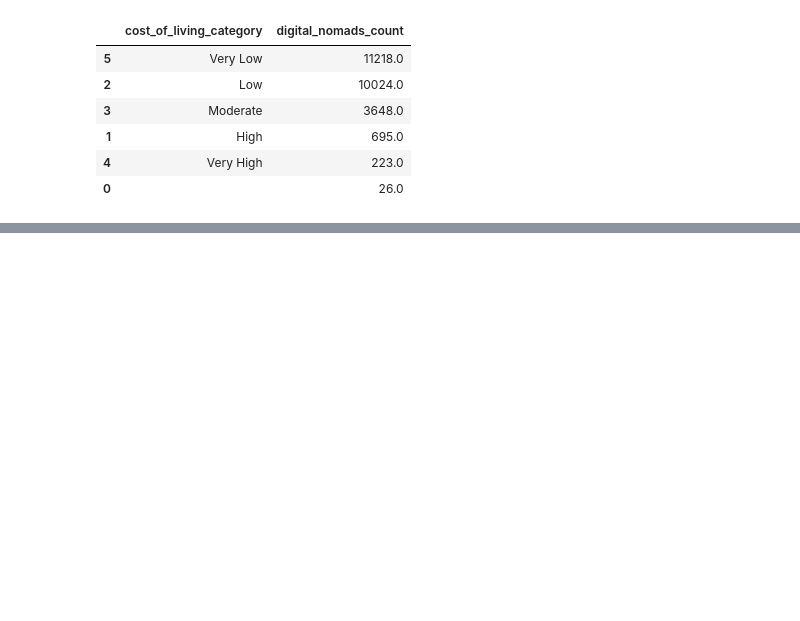
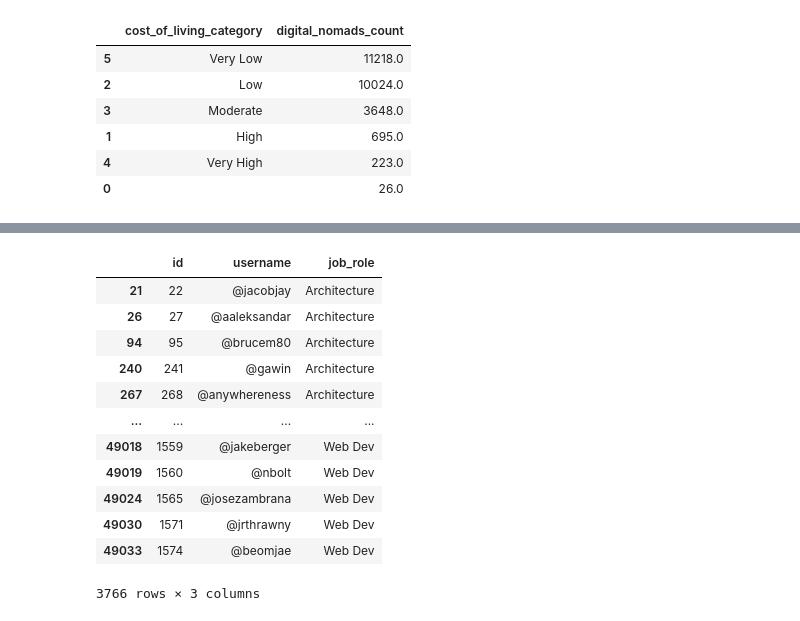
Before and after one commit to PuiKiRebeccaWOO/final_project, a Jupyter notebook: notebooks/nomads_analysis.ipynb, the cells around one changed output, grey strips where cells are left out. Drawn from its saved outputs; the diff is of its cells as text; code cells hidden in the pictures; blank space fills up the shorter version.

```diff
--- a/notebooks/nomads_analysis.ipynb
+++ b/notebooks/nomads_analysis.ipynb
@@ -947,0 +983,24 @@ nomads_all_merged.to_csv("../data/clean/nomads_all_merged.csv", index=False, sep
+# %%
+# Convert users_work DataFrame from wide format to long format
+users_work_ver = users_work.melt(id_vars=["id", "username"], var_name="job_role", value_name="has_role")
+
+# Keep only rows where the user has a job role (has_role = 1)
+users_work_ver = users_work_ver[users_work_ver["has_role"] == 1]
+
+# Drop the 'has_role' column as it's no longer needed
+users_work_ver = users_work_ver.drop(columns=["has_role"])
+users_work_ver
+# %% [output]
+|  | id | username | job_role |
+| 21 | 22 | @jacobjay | Architecture |
+| 26 | 27 | @aaleksandar | Architecture |
+| 94 | 95 | @brucem80 | Architecture |
+| 240 | 241 | @gawin | Architecture |
+| 267 | 268 | @anywhereness | Architecture |
+| ... | ... | ... | ... |
+| 49018 | 1559 | @jakeberger | Web Dev |
+| 49019 | 1560 | @nbolt | Web Dev |
+| 49024 | 1565 | @josezambrana | Web Dev |
+| 49030 | 1571 | @jrthrawny | Web Dev |
+| 49033 | 1574 | @beomjae | Web Dev |
+3766 rows × 3 columns
```
Also changed, not shown: parts of 7 cells of this notebook, 14 other files.
